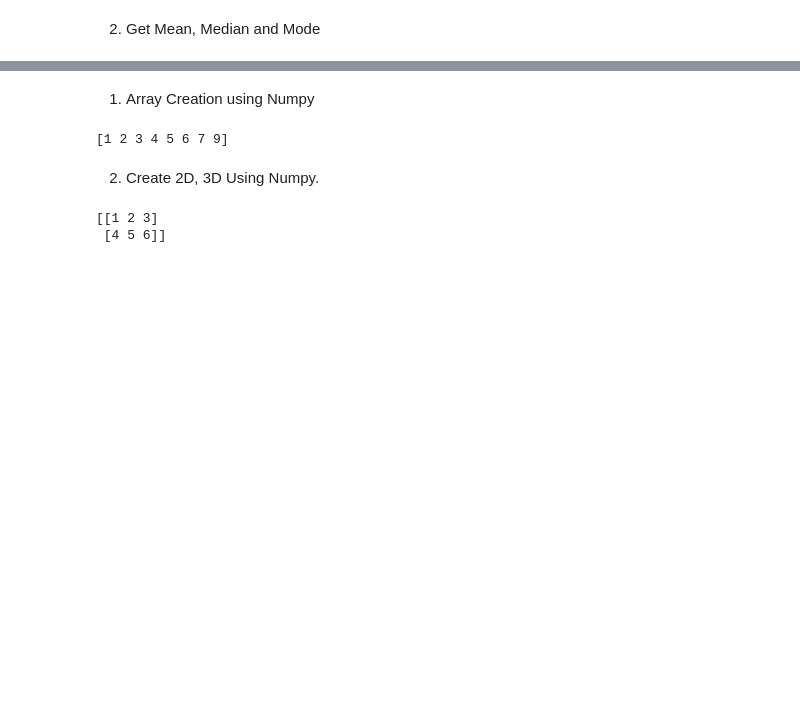
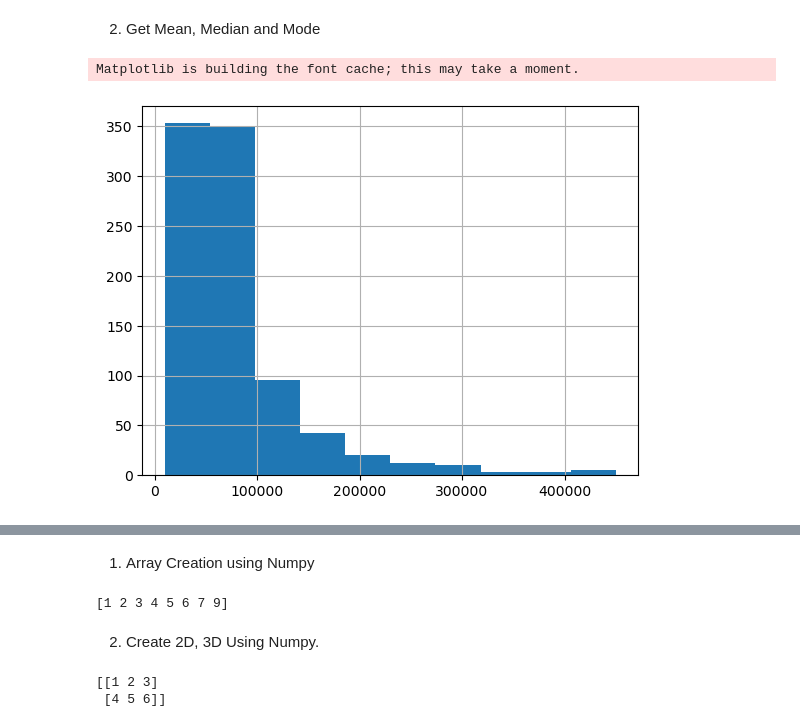
Before and after one commit to dhuor2001-debug/Semester-VI, a Jupyter notebook: Python/DM/data_Analysis.ipynb, the cells around one changed output, grey strips where cells are left out. Saved outputs shown, nothing was run; the diff lists cells and outputs as text; code cells hidden in the pictures; blank space fills up the shorter version.

```diff
--- a/Python/DM/data_Analysis.ipynb
+++ b/Python/DM/data_Analysis.ipynb
@@ -16,3 +16,5 @@ df.head()
 | 2 | 2 | 2 | Acer | One 14 Z8-415 Laptop | 26990 | 69.323529 | 11th Gen Intel Core i3 1115G4 | Dual Core, 4 Threads | 8GB | ... |
 | 3 | 3 | 3 | Lenovo | Yoga Slim 6 14IAP8 82WU0095IN Laptop | 59729 | 66.000000 | 12th Gen Intel Core i5 1240P | 12 Cores (4P + 8E), 16 Threads | 16GB | ... |
 | 4 | 4 | 4 | Apple | MacBook Air 2020 MGND3HN Laptop | 69990 | 69.323529 | Apple M1 | Octa Core (4P + 4E) | 8GB | ... |
+# %%
+df = df.drop(columns=['Unnamed: 0.1', 'Unnamed: 0'])
@@ -19,2 +115,11 @@ df.head()
 # %% [markdown]
 2. Get Mean, Median and Mode
+# %%
+import matplotlib.pyplot as plt
+
+# Price distribution
+df["price"].hist()
+plt.show()
+# %% [output]
+Matplotlib is building the font cache; this may take a moment.
+[figure, added]
```
Also changed, not shown: parts of 16 cells of this notebook.
